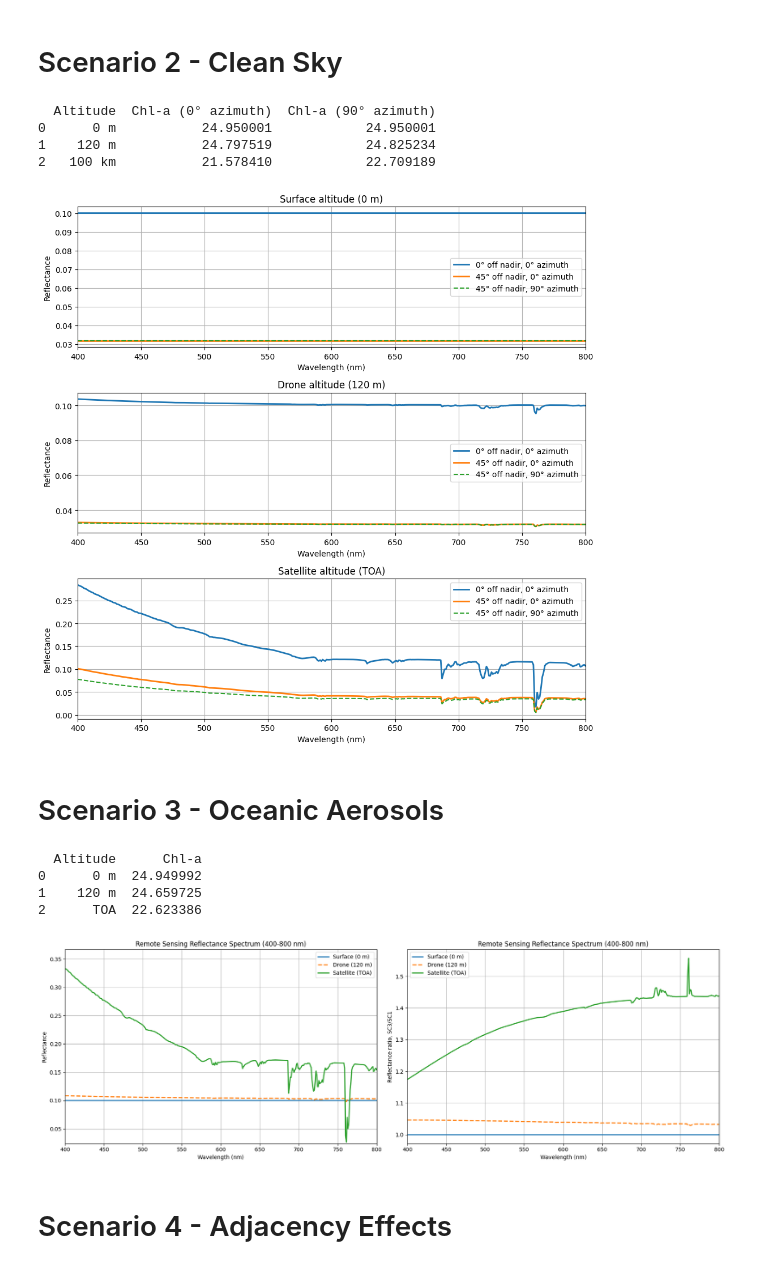
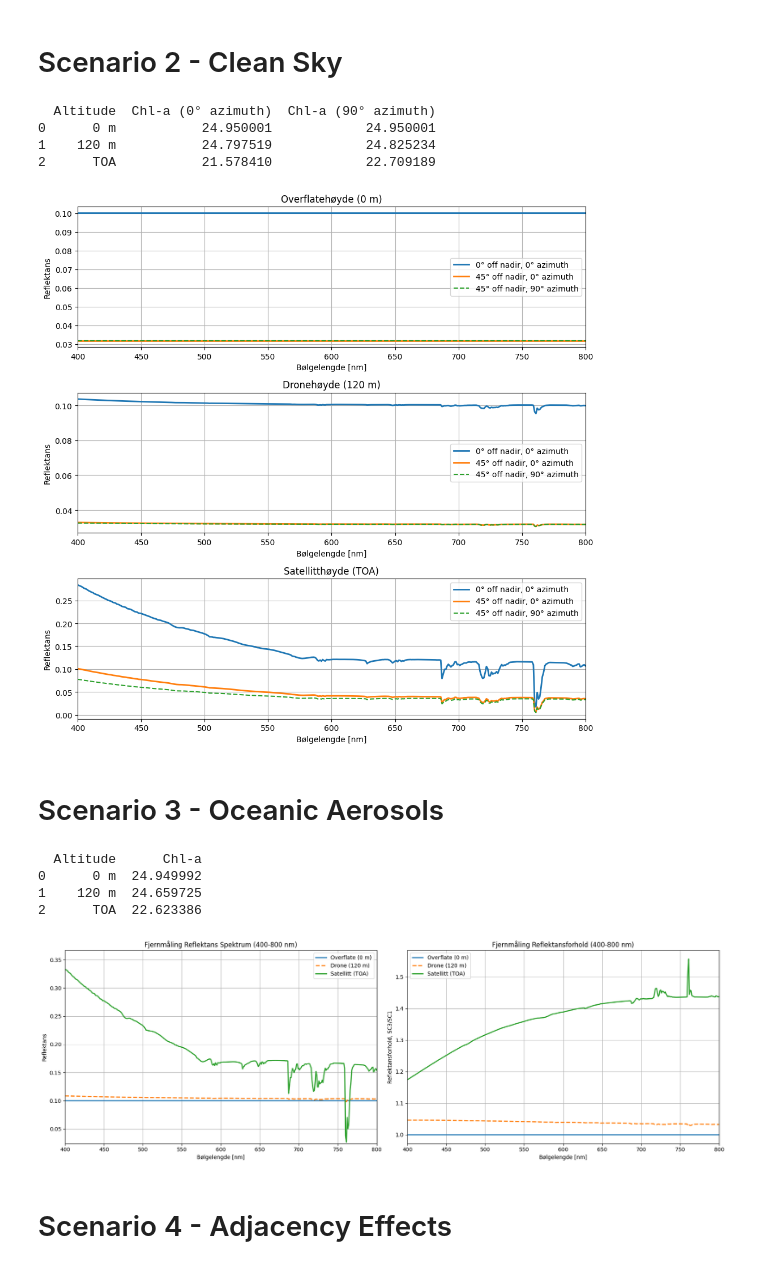
Before and after one commit to SkaugJr/TTK4265-OptiskFjernmaaling, a Jupyter notebook: Prosjekt2/RTM.ipynb, the cells around one changed output. Drawn from its saved outputs; the diff is of its cells as text; code cells hidden in the pictures.

```diff
--- a/Prosjekt2/RTM.ipynb
+++ b/Prosjekt2/RTM.ipynb
@@ -331,7 +330,7 @@ chl_a_120m = calculate_chlorophyll_a(SC2_120m)
 chl_a_TOA = calculate_chlorophyll_a(SC2_TOA)
 
 chl_a_df = pd.DataFrame({
-    'Altitude': ['0 m', '120 m', '100 km'],
+    'Altitude': ['0 m', '120 m', 'TOA'],
     'Chl-a (0° azimuth)': [chl_a_0m.get('reflectance0'), chl_a_120m.get('reflectance0'), chl_a_TOA.get('reflectance0')],
     'Chl-a (90° azimuth)': [chl_a_0m.get('reflectance90'), chl_a_120m.get('reflectance90'), chl_a_TOA.get('reflectance90')]
 })
@@ -342,44 +341,44 @@ print(chl_a_df)
 fig, ax = plt.subplots(3, 1, figsize=(10, 10))
 
 ax[0].plot(SC1_0m['lambda'], SC1_0m['reflectance'], label='0° off nadir, 0° azimuth', linewidth=2)
 ax[0].plot(SC2_0m['lambda'], SC2_0m['reflectance0'], label='45° off nadir, 0° azimuth', linewidth=2)
 ax[0].plot(SC2_0m['lambda'], SC2_0m['reflectance90'], label='45° off nadir, 90° azimuth', linewidth=1.5, linestyle='--')
-ax[0].set_title('Surface altitude (0 m)')
-ax[0].set_xlabel('Wavelength (nm)')
-ax[0].set_ylabel('Reflectance')
+ax[0].set_title('Overflatehøyde (0 m)')
+ax[0].set_xlabel('Bølgelengde [nm]')
+ax[0].set_ylabel('Reflektans')
 ax[0].legend()
 ax[0].set_xlim(400, 800)
 ax[0].grid(True)
 
 ax[1].plot(SC1_120m['lambda'], SC1_120m['reflectance'], label='0° off nadir, 0° azimuth', linewidth=2)
 ax[1].plot(SC2_120m['lambda'], SC2_120m['reflectance0'], label='45° off nadir, 0° azimuth', linewidth=2)
 ax[1].plot(SC2_120m['lambda'], SC2_120m['reflectance90'], label='45° off nadir, 90° azimuth', linewidth=1.5, linestyle='--')
-ax[1].set_title('Drone altitude (120 m)')
-ax[1].set_xlabel('Wavelength (nm)')
-ax[1].set_ylabel('Reflectance')
+ax[1].set_title('Dronehøyde (120 m)')
+ax[1].set_xlabel('Bølgelengde [nm]')
+ax[1].set_ylabel('Reflektans')
 ax[1].legend()
 ax[1].set_xlim(400, 800)
 ax[1].grid(True)
 
 ax[2].plot(SC1_TOA['lambda'], SC1_TOA['reflectance'], label='0° off nadir, 0° azimuth', linewidth=2)
 ax[2].plot(SC2_TOA['lambda'], SC2_TOA['reflectance0'], label='45° off nadir, 0° azimuth', linewidth=2)
 ax[2].plot(SC2_TOA['lambda'], SC2_TOA['reflectance90'], label='45° off nadir, 90° azimuth', linewidth=1.5, linestyle='--')
-ax[2].set_title('Satellite altitude (TOA)')
-ax[2].set_xlabel('Wavelength (nm)')
-ax[2].set_ylabel('Reflectance')
+ax[2].set_title('Satellitthøyde (TOA)')
+ax[2].set_xlabel('Bølgelengde [nm]')
+ax[2].set_ylabel('Reflektans')
 ax[2].legend()
 ax[2].set_xlim(400, 800)
 ax[2].grid(True)
 
 plt.tight_layout()
 
 plt.show()
 # %% [output]
   Altitude  Chl-a (0° azimuth)  Chl-a (90° azimuth)
 0      0 m           24.950001            24.950001
 1    120 m           24.797519            24.825234
-2   100 km           21.578410            22.709189
+2      TOA           21.578410            22.709189
-[figure, old version]
+[figure, new version]
 # %% [markdown]
 # Scenario 3 - Oceanic Aerosols
 # %%
@@ -405,12 +404,12 @@ print(chl_df)
 fig, ax = plt.subplots(1, 2, figsize=(18, 6))
 
 # Plot reflectance spectra in the first subplot
-ax[0].plot(SC3_0m['lambda'], SC3_0m['reflectance'], label='Surface (0 m)', linewidth=2)
+ax[0].plot(SC3_0m['lambda'], SC3_0m['reflectance'], label='Overflate (0 m)', linewidth=2)
 ax[0].plot(SC3_120m['lambda'], SC3_120m['reflectance'], label='Drone (120 m)', linewidth=2, linestyle='--')
-ax[0].plot(SC3_TOA['lambda'], SC3_TOA['reflectance'], label='Satellite (TOA)', linewidth=2)
-ax[0].set_xlabel('Wavelength (nm)')
-ax[0].set_ylabel('Reflectance')
-ax[0].set_title('Remote Sensing Reflectance Spectrum (400-800 nm)')
+ax[0].plot(SC3_TOA['lambda'], SC3_TOA['reflectance'], label='Satellitt (TOA)', linewidth=2)
+ax[0].set_xlabel('Bølgelengde [nm]')
+ax[0].set_ylabel('Reflektans')
+ax[0].set_title('Fjernmåling Reflektans Spektrum (400-800 nm)')
 ax[0].legend()
 ax[0].set_xlim(400, 800)
 ax[0].set_ylim(
@@ -420,12 +419,12 @@ ax[0].set_ylim(
 ax[0].grid(True)
 
 # Plot reflectance ratio in the second subplot
-ax[1].plot(SC3_0m['lambda'], SC3_0m['reflectance'] / SC1_0m['reflectance'], label='Surface (0 m)', linewidth=2)
+ax[1].plot(SC3_0m['lambda'], SC3_0m['reflectance'] / SC1_0m['reflectance'], label='Overflate (0 m)', linewidth=2)
 ax[1].plot(SC3_120m['lambda'], SC3_120m['reflectance'] / SC1_120m['reflectance'], label='Drone (120 m)', linewidth=2, linestyle='--')
-ax[1].plot(SC3_TOA['lambda'], SC3_TOA['reflectance'] / SC1_TOA['reflectance'], label='Satellite (TOA)', linewidth=2)
-ax[1].set_xlabel('Wavelength (nm)')
-ax[1].set_ylabel('Reflectance ratio, SC3/SC1')
-ax[1].set_title('Remote Sensing Reflectance Spectrum (400-800 nm)')
+ax[1].plot(SC3_TOA['lambda'], SC3_TOA['reflectance'] / SC1_TOA['reflectance'], label='Satellitt (TOA)', linewidth=2)
+ax[1].set_xlabel('Bølgelengde [nm]')
+ax[1].set_ylabel('Reflektansforhold, SC3/SC1')
+ax[1].set_title('Fjernmåling Reflektansforhold (400-800 nm)')
 ax[1].legend()
 ax[1].set_xlim(400, 800)
 ax[1].grid(True)
@@ -438,7 +437,7 @@ plt.show()
 0      0 m  24.949992
 1    120 m  24.659725
 2      TOA  22.623386
-[figure, old version]
+[figure, new version]
 # %% [markdown]
 # Scenario 4 - Adjacency Effects
 # %%
```
Also changed, not shown: parts of 2 cells of this notebook.
